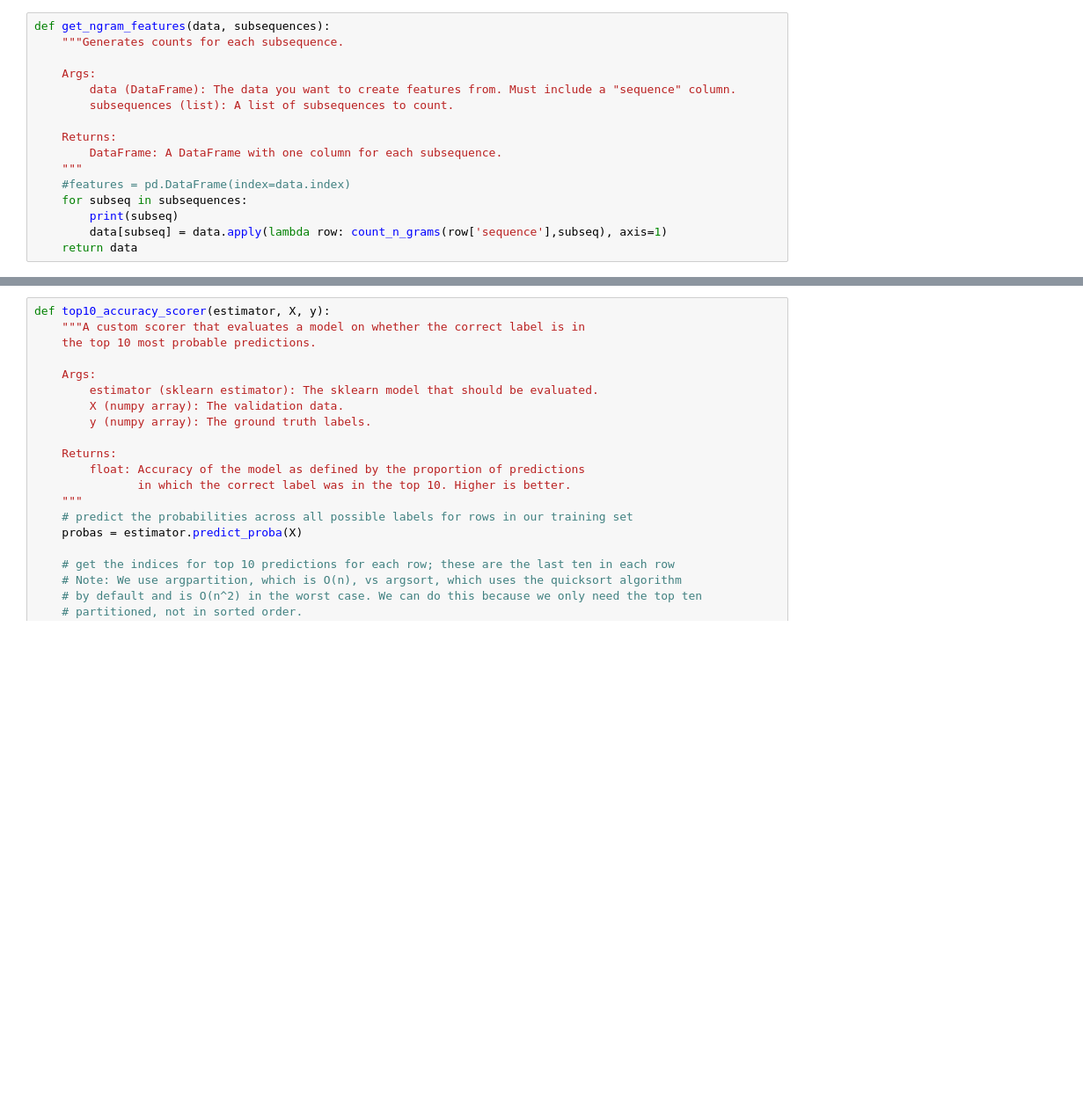
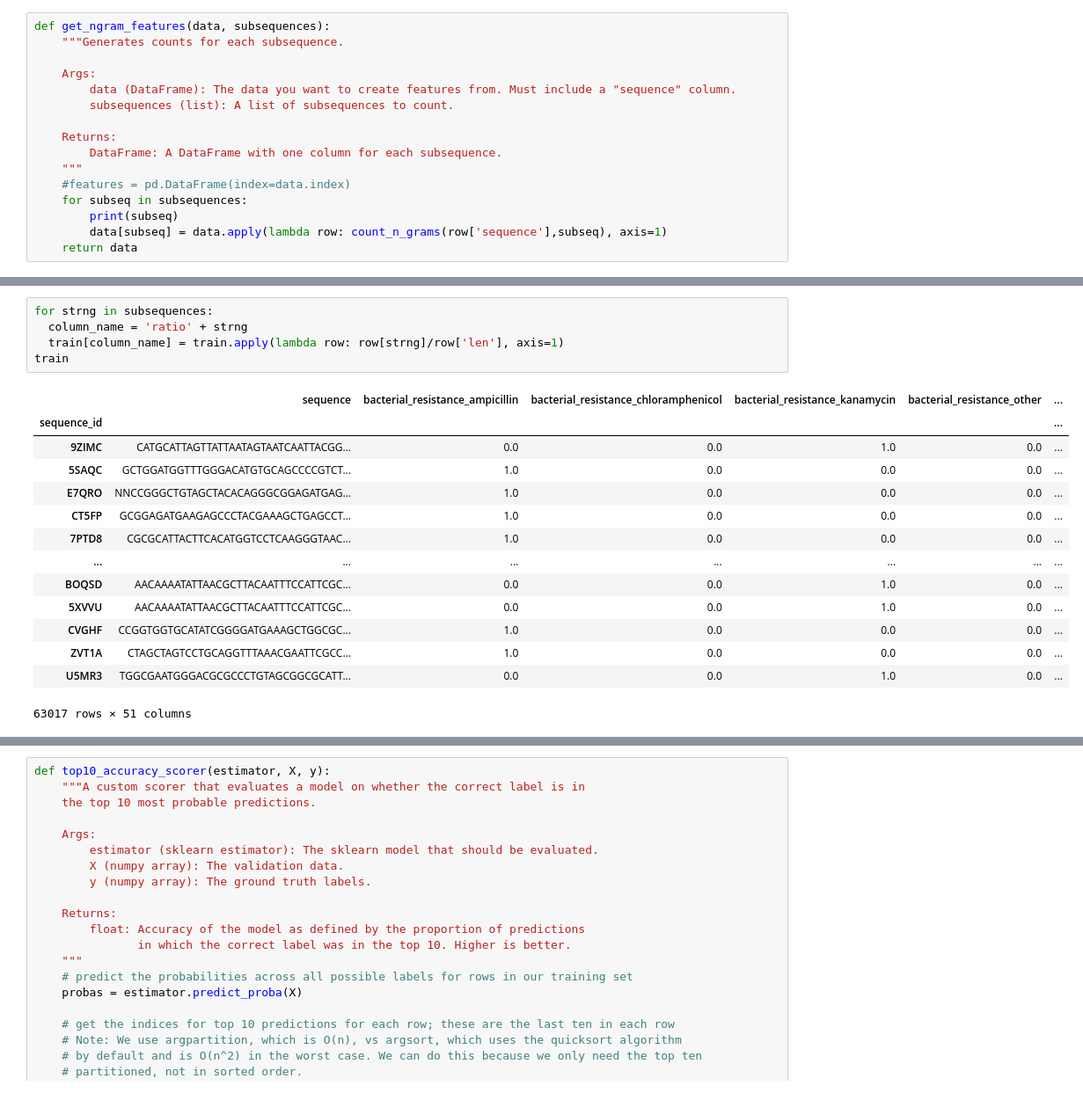
Before and after one commit to steve122192/genetic_competition, a Jupyter notebook: Genetic_Engineering_Attribution.ipynb, the cells around one changed output, grey strips where cells are left out. Shown at 88% size. Saved outputs shown, nothing was run; the diff lists cells and outputs as text; blank space fills up the shorter version.

```diff
--- a/Genetic_Engineering_Attribution.ipynb
+++ b/Genetic_Engineering_Attribution.ipynb
@@ -118,2 +122,22 @@ train.head()
+# %%
+for strng in subsequences:
+  column_name = 'ratio' + strng
+  train[column_name] = train.apply(lambda row: row[strng]/row['len'], axis=1)
+train
+# %% [output]
+|  | sequence | bacterial_resistance_ampicillin | bacterial_resistance_chloramphenicol | bacterial_resistance_kanamycin | bacterial_resistance_other | ... |
+| sequence_id |  |  |  |  |  | ... |
+| 9ZIMC | CATGCATTAGTTATTAATAGTAATCAATTACGG... | 0.0 | 0.0 | 1.0 | 0.0 | ... |
+| 5SAQC | GCTGGATGGTTTGGGACATGTGCAGCCCCGTCT... | 1.0 | 0.0 | 0.0 | 0.0 | ... |
+| E7QRO | NNCCGGGCTGTAGCTACACAGGGCGGAGATGAG... | 1.0 | 0.0 | 0.0 | 0.0 | ... |
+| CT5FP | GCGGAGATGAAGAGCCCTACGAAAGCTGAGCCT... | 1.0 | 0.0 | 0.0 | 0.0 | ... |
+| 7PTD8 | CGCGCATTACTTCACATGGTCCTCAAGGGTAAC... | 1.0 | 0.0 | 0.0 | 0.0 | ... |
+| ... | ... | ... | ... | ... | ... | ... |
+| BOQSD | AACAAAATATTAACGCTTACAATTTCCATTCGC... | 0.0 | 0.0 | 1.0 | 0.0 | ... |
+| 5XVVU | AACAAAATATTAACGCTTACAATTTCCATTCGC... | 0.0 | 0.0 | 1.0 | 0.0 | ... |
+| CVGHF | CCGGTGGTGCATATCGGGGATGAAAGCTGGCGC... | 1.0 | 0.0 | 0.0 | 0.0 | ... |
+| ZVT1A | CTAGCTAGTCCTGCAGGTTTAAACGAATTCGCC... | 1.0 | 0.0 | 0.0 | 0.0 | ... |
+| U5MR3 | TGGCGAATGGGACGCGCCCTGTAGCGGCGCATT... | 0.0 | 0.0 | 1.0 | 0.0 | ... |
+63017 rows × 51 columns
 # %%
 from google.colab import files
```
Also changed, not shown: parts of 31 cells of this notebook.
